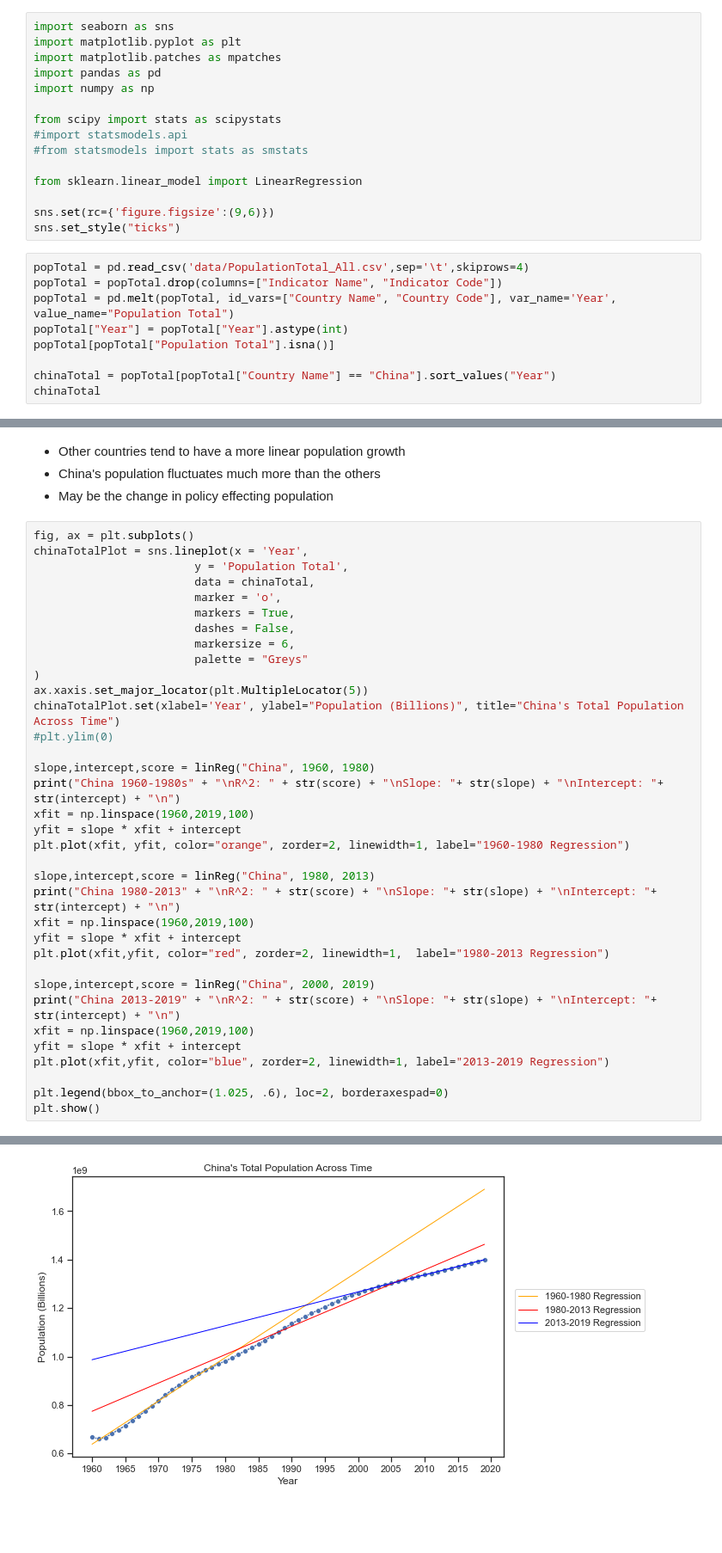
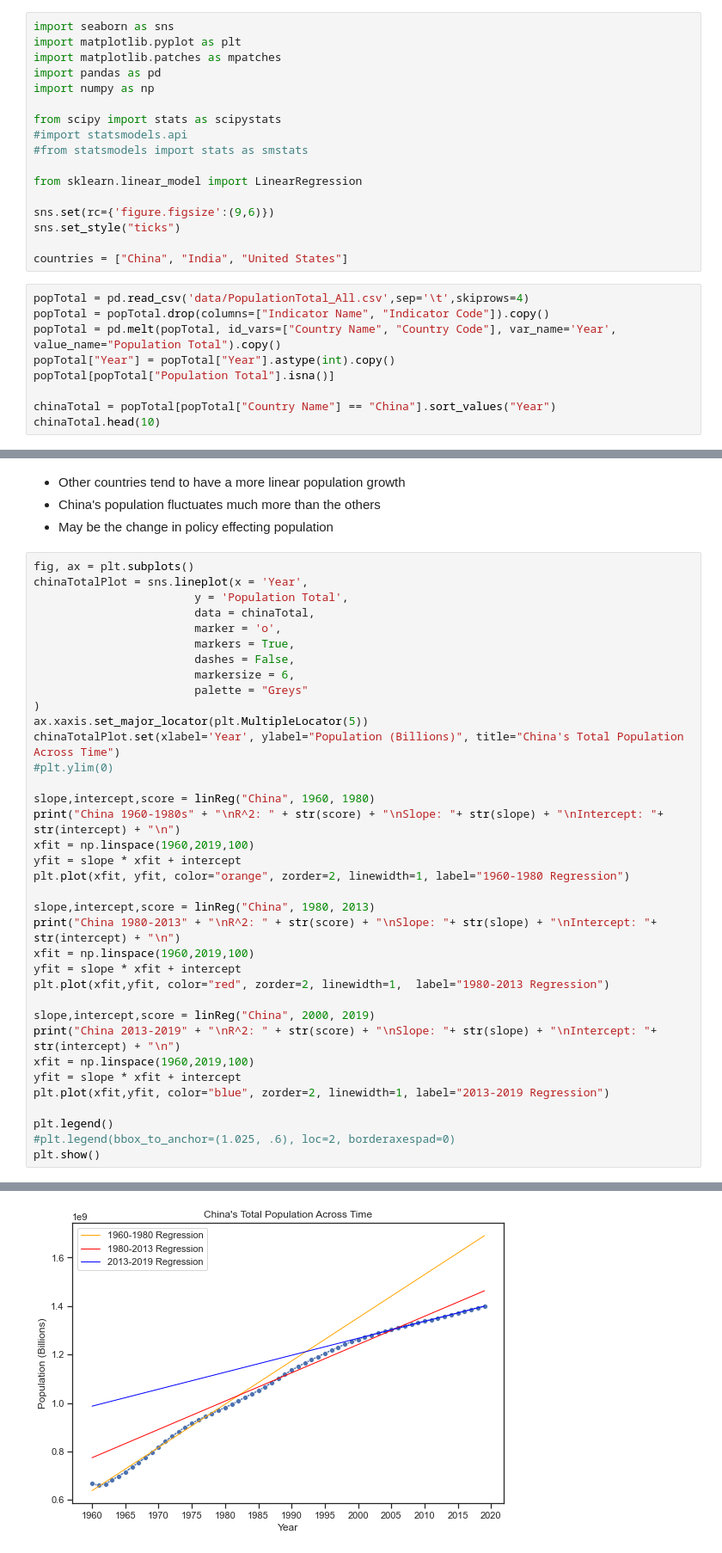
Before and after one commit to annapoliswu/CISC367_Final, a Jupyter notebook: messy-china-population-analysis.ipynb, the cells around one changed output, grey strips where cells are left out. Shown: that part at 86% size. Cells and saved outputs as stored; diff of their text form; blank space fills up the shorter version.

Commit message:
map stuff, requirements added, correlation scatterplots

```diff
--- a/messy-china-population-analysis.ipynb
+++ b/messy-china-population-analysis.ipynb
@@ -71,14 +71,16 @@ from sklearn.linear_model import LinearRegression
 
 sns.set(rc={'figure.figsize':(9,6)})
 sns.set_style("ticks")
+
+countries = ["China", "India", "United States"]
 # %%
 popTotal = pd.read_csv('data/PopulationTotal_All.csv',sep='\t',skiprows=4)
-popTotal = popTotal.drop(columns=["Indicator Name", "Indicator Code"])
-popTotal = pd.melt(popTotal, id_vars=["Country Name", "Country Code"], var_name='Year', value_name="Population Total")
-popTotal["Year"] = popTotal["Year"].astype(int)
+popTotal = popTotal.drop(columns=["Indicator Name", "Indicator Code"]).copy()
+popTotal = pd.melt(popTotal, id_vars=["Country Name", "Country Code"], var_name='Year', value_name="Population Total").copy()
+popTotal["Year"] = popTotal["Year"].astype(int).copy()
 popTotal[popTotal["Population Total"].isna()]
 
 chinaTotal = popTotal[popTotal["Country Name"] == "China"].sort_values("Year")
-chinaTotal
+chinaTotal.head(10)
 # %% [output]
 |  | Country Name | Country Code | Year | Population Total |
@@ -242,35 +241,36 @@ yfit = slope * xfit + intercept
 plt.plot(xfit, yfit, color="orange", zorder=2, linewidth=1, label="1960-1980 Regression")
 
 slope,intercept,score = linReg("China", 1980, 2013)
 print("China 1980-2013" + "\nR^2: " + str(score) + "\nSlope: "+ str(slope) + "\nIntercept: "+ str(intercept) + "\n")
 xfit = np.linspace(1960,2019,100)
 yfit = slope * xfit + intercept
 plt.plot(xfit,yfit, color="red", zorder=2, linewidth=1,  label="1980-2013 Regression")
 
 slope,intercept,score = linReg("China", 2000, 2019)
 print("China 2013-2019" + "\nR^2: " + str(score) + "\nSlope: "+ str(slope) + "\nIntercept: "+ str(intercept) + "\n")
 xfit = np.linspace(1960,2019,100)
 yfit = slope * xfit + intercept
 plt.plot(xfit,yfit, color="blue", zorder=2, linewidth=1, label="2013-2019 Regression")
 
-plt.legend(bbox_to_anchor=(1.025, .6), loc=2, borderaxespad=0)
+plt.legend()
+#plt.legend(bbox_to_anchor=(1.025, .6), loc=2, borderaxespad=0)
 plt.show()
 # %% [output]
 China 1960-1980s
 R^2: 0.9904327799144284
 Slope: 17834863.636363633
 Intercept: -34318004696.969692
 
 China 1980-2013
 R^2: 0.9738445910350151
 Slope: 11676994.652406415
 Intercept: -22112760705.882347
 
 China 2013-2019
 R^2: 0.9985348730094373
 Slope: 6999733.082706769
 Intercept: -12732522879.699253
-[figure, old version]
+[figure, new version]
 # %% [markdown]
 * From 1960 - 1980 when there was no restrictive policies, we have the greatest slope / projected growth
 * After 1980, the slope gets quite a bit lower and growth seems to die down
```
Also changed, not shown: parts of 22 cells of this notebook, 2 other files.
